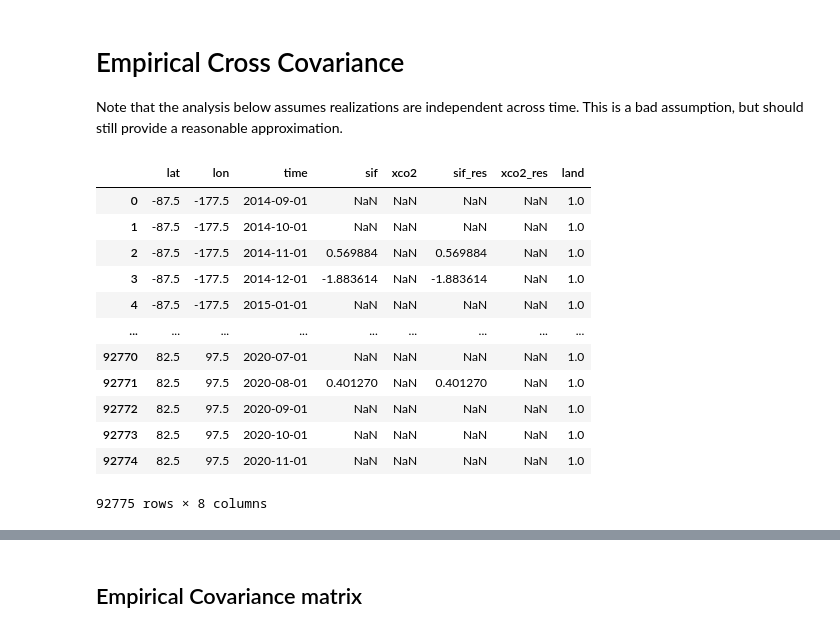
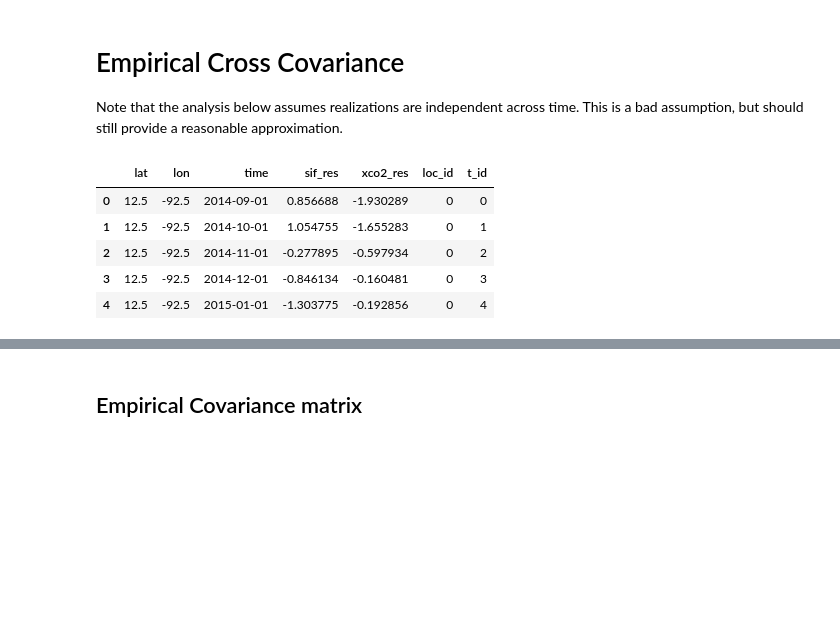
Before and after one commit to 91Mrwu/sif-xco2-cokriging, a Jupyter notebook: research/empirical_cross_cov.ipynb, the cells around one changed output, grey strips where cells are left out. Cells and saved outputs as stored; diff of their text form; code cells hidden in the pictures; blank space fills up the shorter version.

```diff
--- a/research/empirical_cross_cov.ipynb
+++ b/research/empirical_cross_cov.ipynb
@@ -20,40 +19,15 @@ from stat_tools import apply_detrend
-# %%
-# collect gridded dataset, standardize, and establish a common domain
-df_grid = (
-    pd.DataFrame(krige_tools.land_grid(res=5))
-    .rename(columns={0:"lat", 1:"lon"})
-    .assign(land=lambda x:1)
-    .set_index(["lon", "lat"])
-)
-
-def detrend_standardize_da(da):
-    da, _ = apply_detrend(da)
-    return (da - da.mean(dim="time")) / da.std(dim="time")
-
-with xr.open_dataset("../data/exp_pro/OCO2_5deg_monthly.nc") as ds:
-    ds = ds[["sif", "xco2"]]
-    ds["sif"] = detrend_standardize_da(ds.sif)
-    ds["xco2"] = detrend_standardize_da(ds.xco2)
-    # residuals
-    ds["sif_res"] = ds.sif - ds.sif.mean(dim="time")
-    ds["xco2_res"] = ds.xco2 - ds.xco2.mean(dim="time")
-
-df = ds.to_dataframe().join(df_grid).dropna(subset=["land"]).reset_index()
-# df["lat_lon"] = df[["lat", "lon"]].apply(tuple, axis=1)
-df
-# %% [output]
-|  | lat | lon | time | sif | xco2 | sif_res | xco2_res | land |
-| 0 | -87.5 | -177.5 | 2014-09-01 | NaN | NaN | NaN | NaN | 1.0 |
-| 1 | -87.5 | -177.5 | 2014-10-01 | NaN | NaN | NaN | NaN | 1.0 |
-| 2 | -87.5 | -177.5 | 2014-11-01 | 0.569884 | NaN | 0.569884 | NaN | 1.0 |
-| 3 | -87.5 | -177.5 | 2014-12-01 | -1.883614 | NaN | -1.883614 | NaN | 1.0 |
-| 4 | -87.5 | -177.5 | 2015-01-01 | NaN | NaN | NaN | NaN | 1.0 |
-| ... | ... | ... | ... | ... | ... | ... | ... | ... |
-| 92770 | 82.5 | 97.5 | 2020-07-01 | NaN | NaN | NaN | NaN | 1.0 |
-| 92771 | 82.5 | 97.5 | 2020-08-01 | 0.401270 | NaN | 0.401270 | NaN | 1.0 |
-| 92772 | 82.5 | 97.5 | 2020-09-01 | NaN | NaN | NaN | NaN | 1.0 |
-| 92773 | 82.5 | 97.5 | 2020-10-01 | NaN | NaN | NaN | NaN | 1.0 |
-| 92774 | 82.5 | 97.5 | 2020-11-01 | NaN | NaN | NaN | NaN | 1.0 |
-92775 rows × 8 columns
+# %%
+# Get data: 5-degree monthly average, detrended and standardized, cont. US
+df = pd.read_csv("../data/exp_pro/OCO2_5deg_monthly_conus.csv")
+df["loc_id"] = df.groupby(["lat", "lon"]).ngroup()
+df["t_id"] = df.groupby(["time"]).ngroup()
+df.head()
+# %% [output]
+|  | lat | lon | time | sif_res | xco2_res | loc_id | t_id |
+| 0 | 12.5 | -92.5 | 2014-09-01 | 0.856688 | -1.930289 | 0 | 0 |
+| 1 | 12.5 | -92.5 | 2014-10-01 | 1.054755 | -1.655283 | 0 | 1 |
+| 2 | 12.5 | -92.5 | 2014-11-01 | -0.277895 | -0.597934 | 0 | 2 |
+| 3 | 12.5 | -92.5 | 2014-12-01 | -0.846134 | -0.160481 | 0 | 3 |
+| 4 | 12.5 | -92.5 | 2015-01-01 | -1.303775 | -0.192856 | 0 | 4 |
 # %%
 # NOTE: shared domain, there will be many missing values
```
Also changed, not shown: parts of 11 cells of this notebook, 2 other files.
